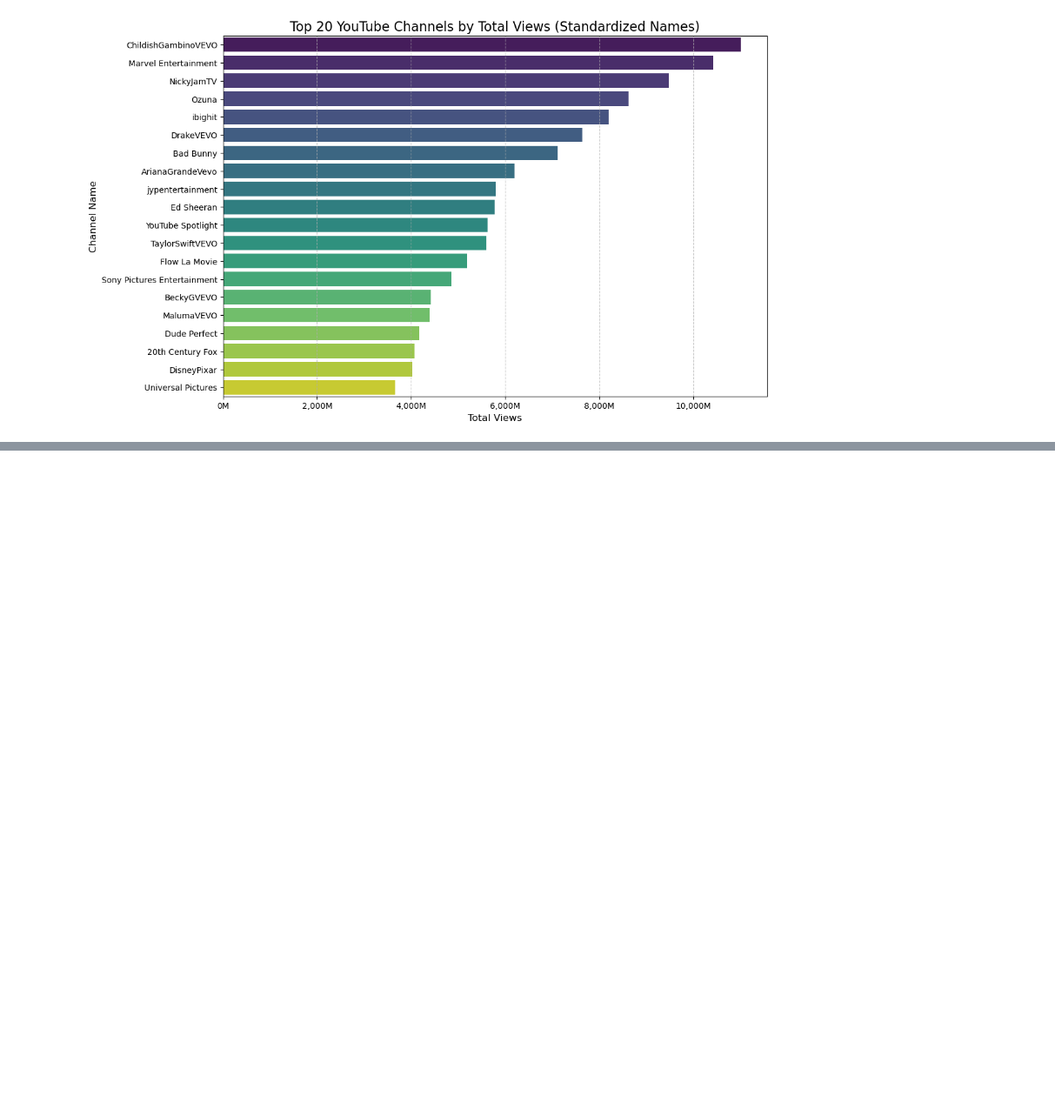
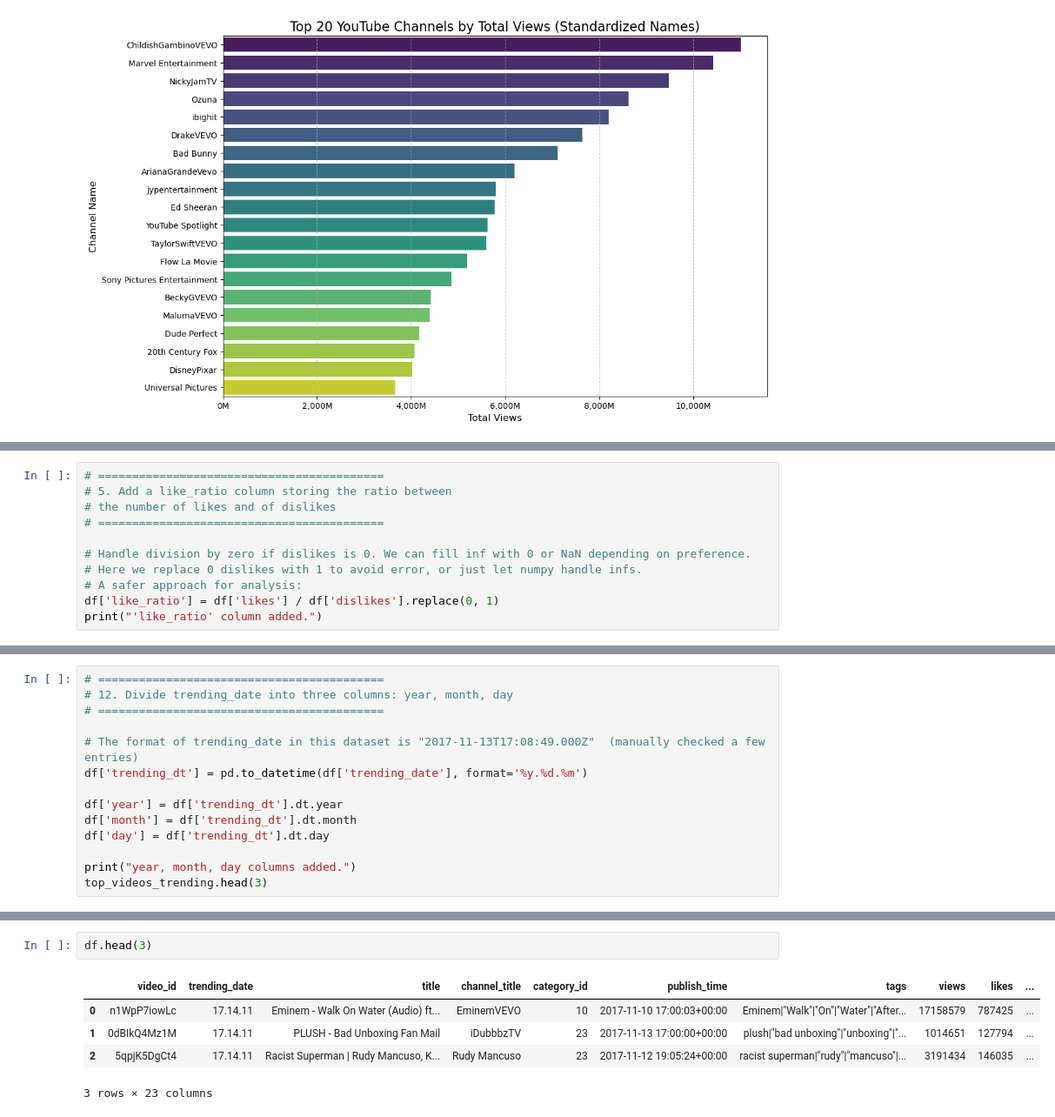
Before and after one commit to MuhammadAbbasi/FCS_Bicocca, a Jupyter notebook: code.ipynb, the cells around one changed output, grey strips where cells are left out. Shown at 87% size. Drawn from its saved outputs; the diff is of its cells as text; blank space fills up the shorter version.

```diff
--- a/code.ipynb
+++ b/code.ipynb
@@ -164,0 +181,11 @@ plt.show()
+# %%
+# ==========================================
+# 5. Add a like_ratio column storing the ratio between
+# the number of likes and of dislikes
+# ==========================================
+
+# Handle division by zero if dislikes is 0. We can fill inf with 0 or NaN depending on preference.
+# Here we replace 0 dislikes with 1 to avoid error, or just let numpy handle infs.
+# A safer approach for analysis:
+df['like_ratio'] = df['likes'] / df['dislikes'].replace(0, 1)
+print("'like_ratio' column added.")
@@ -164,0 +394,14 @@ plt.show()
+# %%
+# ==========================================
+# 12. Divide trending_date into three columns: year, month, day
+# ==========================================
+
+# The format of trending_date in this dataset is "2017-11-13T17:08:49.000Z"  (manually checked a few entries)
+df['trending_dt'] = pd.to_datetime(df['trending_date'], format='%y.%d.%m')
+
+df['year'] = df['trending_dt'].dt.year
+df['month'] = df['trending_dt'].dt.month
+df['day'] = df['trending_dt'].dt.day
+
+print("year, month, day columns added.")
+top_videos_trending.head(3)
@@ -164,0 +415,8 @@ plt.show()
+# %%
+df.head(3)
+# %% [output]
+|  | video_id | trending_date | title | channel_title | category_id | publish_time | tags | views | likes | ... |
+| 0 | n1WpP7iowLc | 17.14.11 | Eminem - Walk On Water (Audio) ft... | EminemVEVO | 10 | 2017-11-10 17:00:03+00:00 | Eminem|"Walk"|"On"|"Water"|"After... | 17158579 | 787425 | ... |
+| 1 | 0dBIkQ4Mz1M | 17.14.11 | PLUSH - Bad Unboxing Fan Mail | iDubbbzTV | 23 | 2017-11-13 17:00:00+00:00 | plush|"bad unboxing"|"unboxing"|"... | 1014651 | 127794 | ... |
+| 2 | 5qpjK5DgCt4 | 17.14.11 | Racist Superman | Rudy Mancuso, K... | Rudy Mancuso | 23 | 2017-11-12 19:05:24+00:00 | racist superman|"rudy"|"mancuso"|... | 3191434 | 146035 | ... |
+3 rows × 23 columns
```
Also changed, not shown: parts of 16 cells of this notebook.
